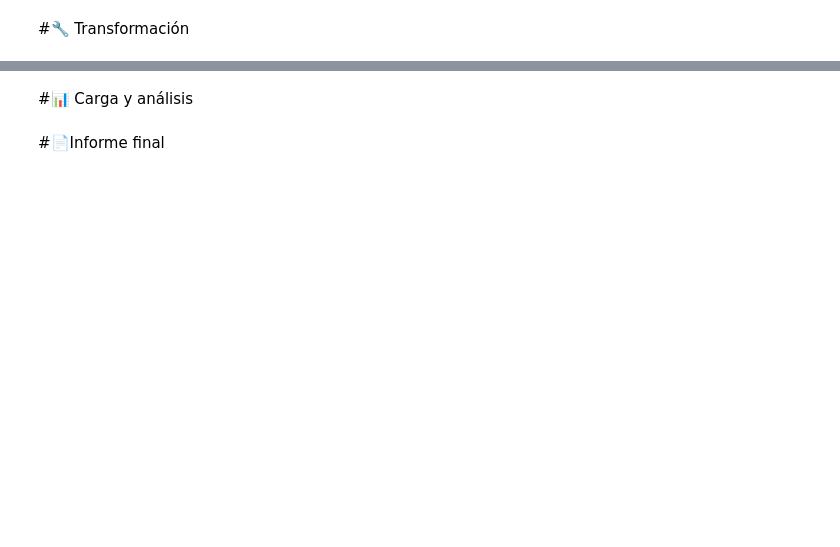
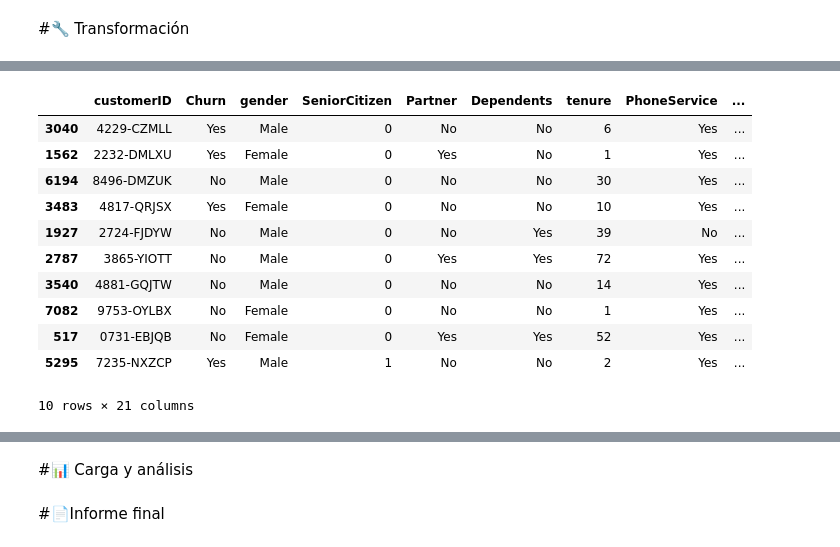
Before and after one commit to LexMtz/challegue-telecom-x, a Jupyter notebook: TelecomX_LATAM .ipynb, the cells around one changed output, grey strips where cells are left out. Drawn from its saved outputs; the diff is of its cells as text; code cells hidden in the pictures; blank space fills up the shorter version.

```diff
--- a/TelecomX_LATAM .ipynb
+++ b/TelecomX_LATAM .ipynb
@@ -25,0 +42,21 @@ df_telecom.head()
+# %%
+dict_cols = ['customer', 'phone', 'account','internet']
+
+for col in dict_cols:
+    expanded = pd.json_normalize(df_telecom[col])
+    df_telecom = pd.concat([df_telecom.drop(col, axis=1), expanded], axis=1)
+# %%
+df_telecom.sample(10)
+# %% [output]
+|  | customerID | Churn | gender | SeniorCitizen | Partner | Dependents | tenure | PhoneService | ... |
+| 3040 | 4229-CZMLL | Yes | Male | 0 | No | No | 6 | Yes | ... |
+| 1562 | 2232-DMLXU | Yes | Female | 0 | Yes | No | 1 | Yes | ... |
+| 6194 | 8496-DMZUK | No | Male | 0 | No | No | 30 | Yes | ... |
+| 3483 | 4817-QRJSX | Yes | Female | 0 | No | No | 10 | Yes | ... |
+| 1927 | 2724-FJDYW | No | Male | 0 | No | Yes | 39 | No | ... |
+| 2787 | 3865-YIOTT | No | Male | 0 | Yes | Yes | 72 | Yes | ... |
+| 3540 | 4881-GQJTW | No | Male | 0 | No | No | 14 | Yes | ... |
+| 7082 | 9753-OYLBX | No | Female | 0 | No | No | 1 | Yes | ... |
+| 517 | 0731-EBJQB | No | Female | 0 | Yes | Yes | 52 | Yes | ... |
+| 5295 | 7235-NXZCP | Yes | Male | 1 | No | No | 2 | Yes | ... |
+10 rows × 21 columns
```
Also changed, not shown: parts of 10 cells of this notebook.
